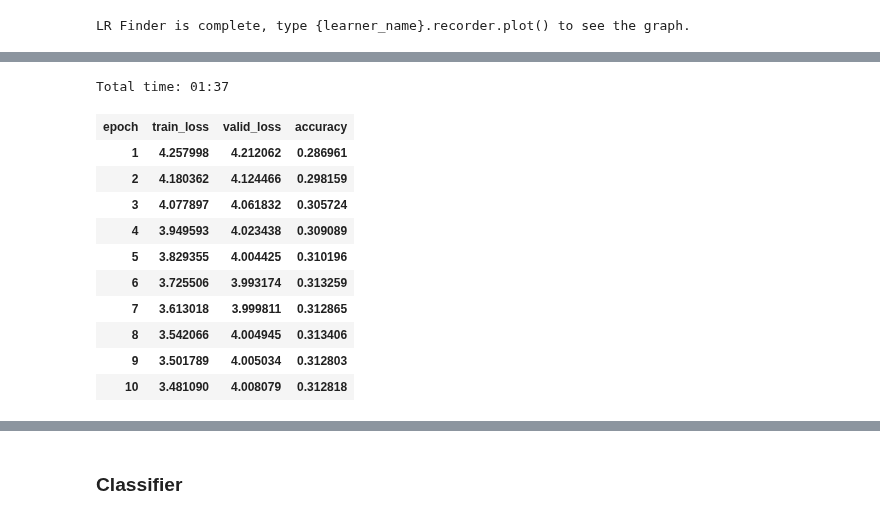
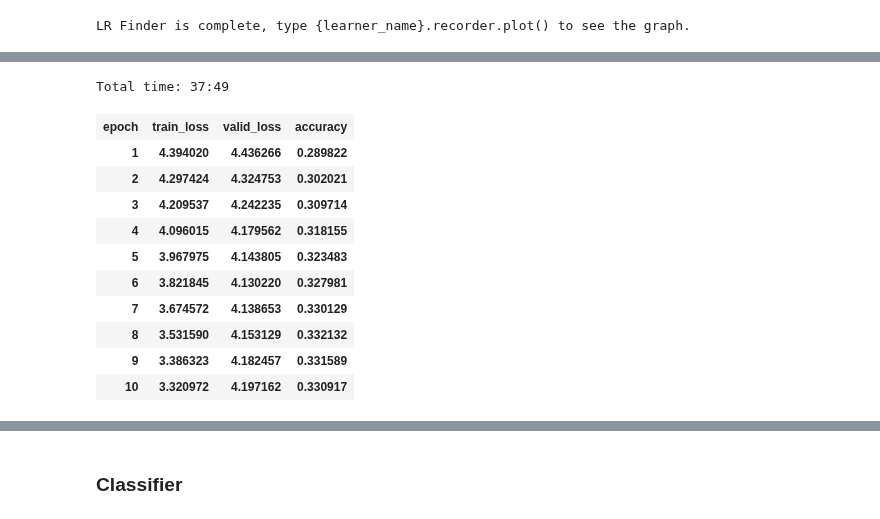
Before and after one commit to n-waves/multifit, a Jupyter notebook: experiments/wiki-100-unk-lm.ipynb, the cells around one changed output, grey strips where cells are left out. Drawn from its saved outputs; the diff is of its cells as text; code cells hidden in the pictures.

```diff
--- a/experiments/wiki-100-unk-lm.ipynb
+++ b/experiments/wiki-100-unk-lm.ipynb
@@ -225,7 +232,7 @@ data1_lm = TextLMDataBunch.load(rusent_data_path, 'tmp_lm', bs=bs)
 #### Create Learner and Finetune model from pretrained fnames
 # %%
 # pretrained model and vocab from first step of training LM
-pretrained_fnames = ['ru-2-best', 'itos']
+pretrained_fnames = ['ru-100-unk-best', 'itos']
 # %%
 # create learner and provide pretrained files to finetune wiki-LM with ruSentiment data
 learner = language_model_learner(data1_lm, pretrained_fnames=pretrained_fnames, drop_mult=0.3)
@@ -234,2 +241,3 @@ Unknown tokens 2989, first 100: ['"', ':)', '♥', 'поздравляю', '❤'
 # %%
-learner.callback_fns += [partial(SaveModelCallback, every='epoch', name='lm')]
+learner.callback_fns += [partial(CSVLogger, filename=f"{learner.model_dir}/lm-history"),
+                         partial(SaveModelCallback, every='epoch', name='lm')]
@@ -251,5 +273,5 @@ learner.recorder.plot(skip_end=15)
 moms = (0.8, 0.7)
 # %%
 # learning the same way as in fastai v1 examples
-learner.fit_one_cycle(1, 3e-2, moms=moms)
+learner.fit_one_cycle(2, 5e-2, moms=moms)
 # %% [output]
@@ -291,15 +314,15 @@ learner.recorder.plot(skip_end=15)
 # %%
-learner.fit_one_cycle(10, 1e-3, moms=moms)
+learner.fit_one_cycle(10, 3e-3, moms=moms)
 # %% [output]
-Total time: 01:37
+Total time: 37:49
 | epoch | train_loss | valid_loss | accuracy |
-| 1 | 4.257998 | 4.212062 | 0.286961 |
-| 2 | 4.180362 | 4.124466 | 0.298159 |
-| 3 | 4.077897 | 4.061832 | 0.305724 |
-| 4 | 3.949593 | 4.023438 | 0.309089 |
-| 5 | 3.829355 | 4.004425 | 0.310196 |
-| 6 | 3.725506 | 3.993174 | 0.313259 |
-| 7 | 3.613018 | 3.999811 | 0.312865 |
-| 8 | 3.542066 | 4.004945 | 0.313406 |
-| 9 | 3.501789 | 4.005034 | 0.312803 |
-| 10 | 3.481090 | 4.008079 | 0.312818 |
+| 1 | 4.394020 | 4.436266 | 0.289822 |
+| 2 | 4.297424 | 4.324753 | 0.302021 |
+| 3 | 4.209537 | 4.242235 | 0.309714 |
+| 4 | 4.096015 | 4.179562 | 0.318155 |
+| 5 | 3.967975 | 4.143805 | 0.323483 |
+| 6 | 3.821845 | 4.130220 | 0.327981 |
+| 7 | 3.674572 | 4.138653 | 0.330129 |
+| 8 | 3.531590 | 4.153129 | 0.332132 |
+| 9 | 3.386323 | 4.182457 | 0.331589 |
+| 10 | 3.320972 | 4.197162 | 0.330917 |
```
Also changed, not shown: parts of 41 cells of this notebook.
